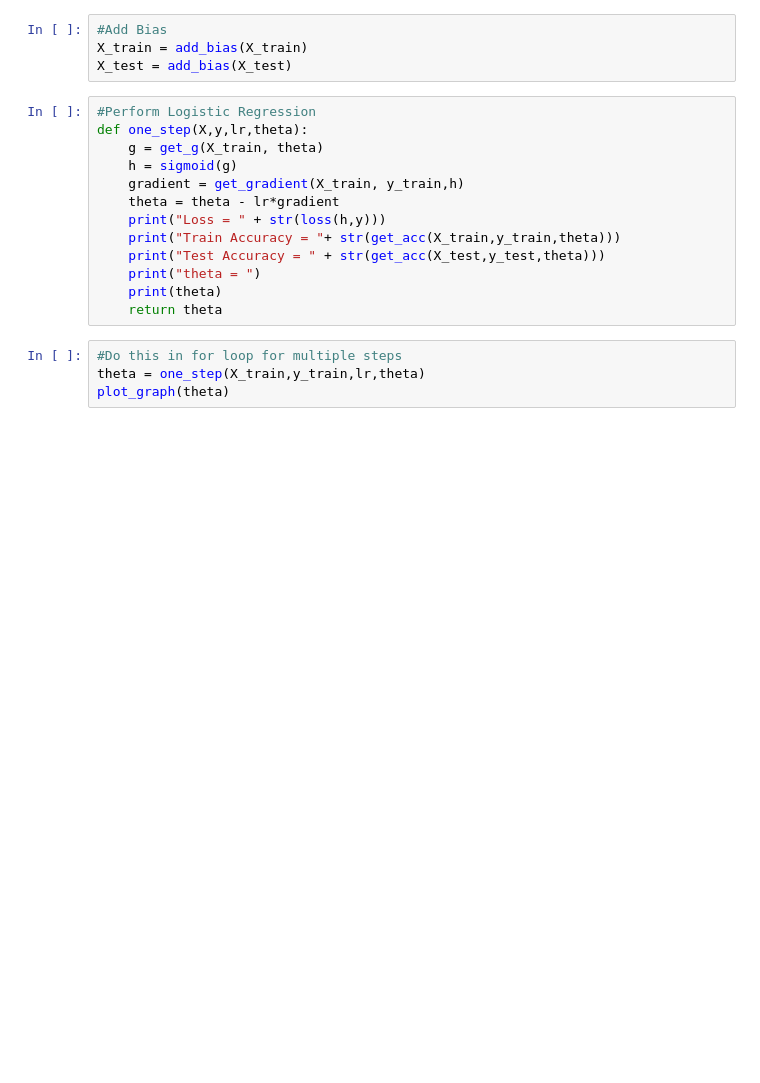
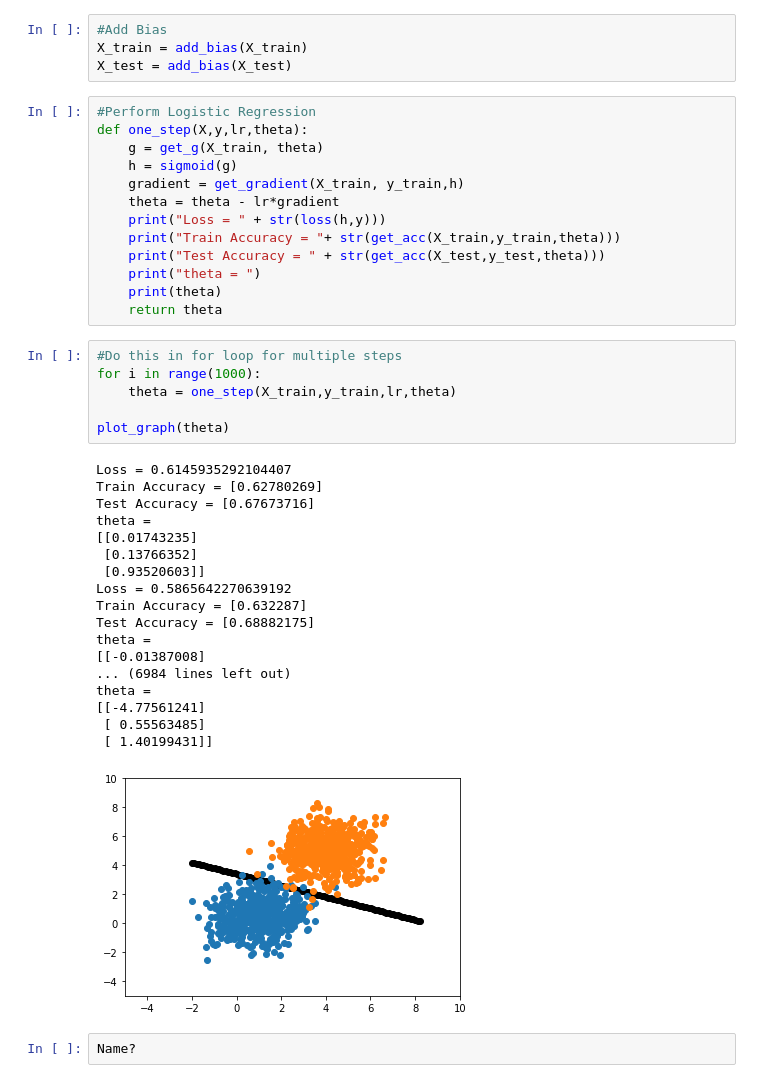
Before and after one commit to SforAiDl/Deep-Learning-TIP, a Jupyter notebook: Week_3/LogisticRegression_Solution.ipynb, the cells around one changed output. Drawn from its saved outputs; the diff is of its cells as text; blank space fills up the shorter version.

```diff
--- a/Week_3/LogisticRegression_Solution.ipynb
+++ b/Week_3/LogisticRegression_Solution.ipynb
@@ -140,5 +150,28 @@ def one_step(X,y,lr,theta):
     return theta
 # %%
 #Do this in for loop for multiple steps
-theta = one_step(X_train,y_train,lr,theta)
+for i in range(1000):
+    theta = one_step(X_train,y_train,lr,theta)
+
 plot_graph(theta)
+# %% [output]
+Loss = 0.6145935292104407
+Train Accuracy = [0.62780269]
+Test Accuracy = [0.67673716]
+theta =
+[[0.01743235]
+ [0.13766352]
+ [0.93520603]]
+Loss = 0.5865642270639192
+Train Accuracy = [0.632287]
+Test Accuracy = [0.68882175]
+theta =
+[[-0.01387008]
+... (6984 lines left out)
+theta =
+[[-4.77561241]
+ [ 0.55563485]
+ [ 1.40199431]]
+[figure, added]
+# %%
+Name?
```
Also changed, not shown: parts of 4 cells of this notebook, 6 other files.
